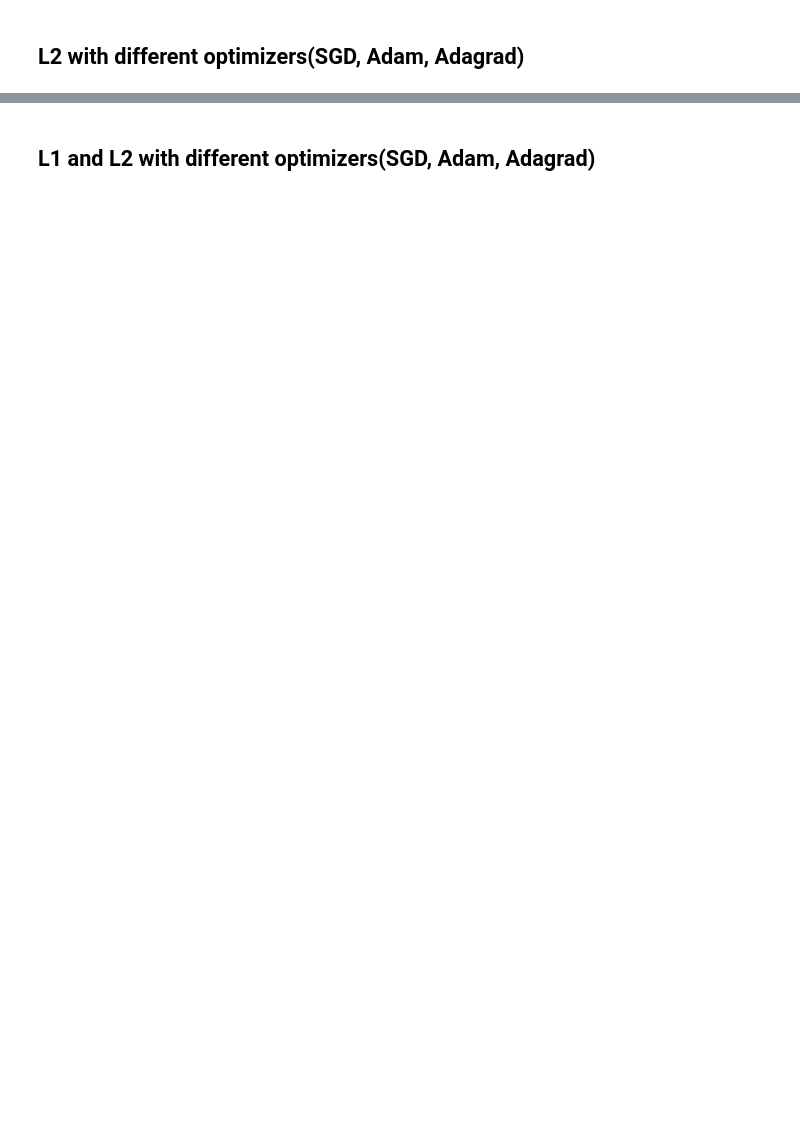
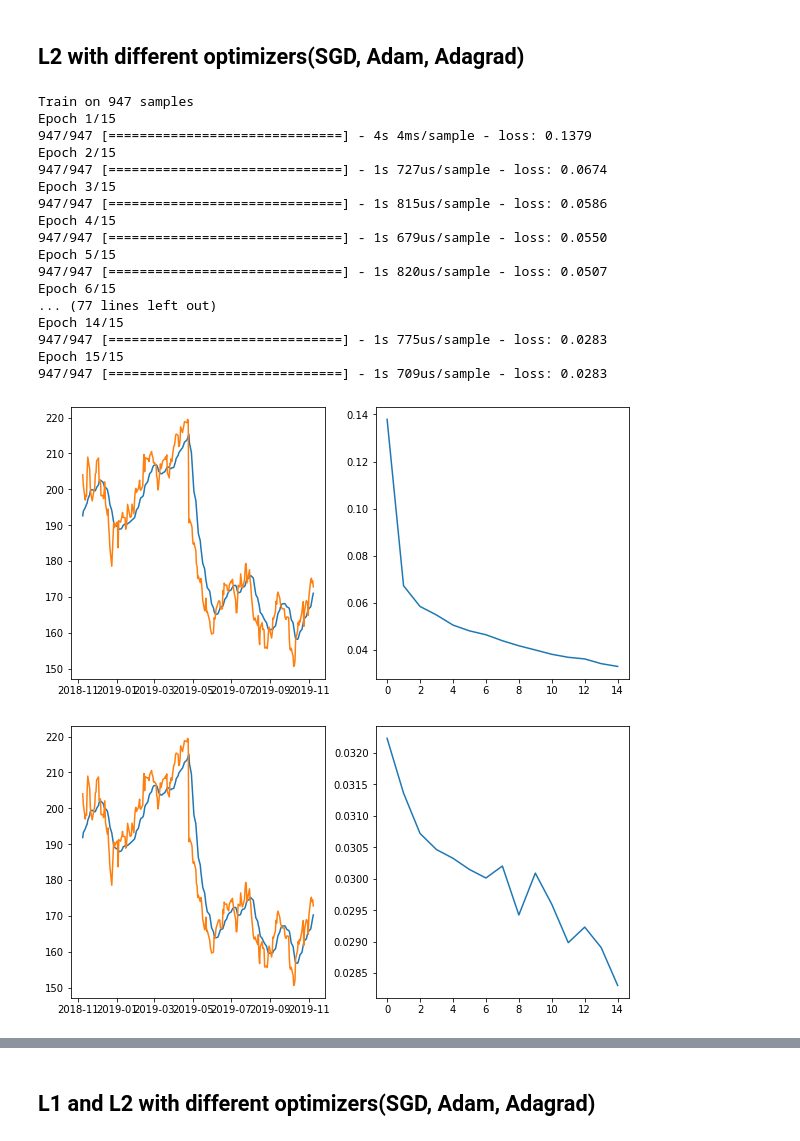
Before and after one commit to Samarmy/CS545TP, a Jupyter notebook: Armstrong-Choudhary-Hua-project.ipynb, the cells around one changed output, grey strips where cells are left out. Saved outputs shown, nothing was run; the diff lists cells and outputs as text; code cells hidden in the pictures; blank space fills up the shorter version.

```diff
--- a/Armstrong-Choudhary-Hua-project.ipynb
+++ b/Armstrong-Choudhary-Hua-project.ipynb
@@ -441,31 +407,55 @@ regressor = Sequential()
 
 # Adding the first LSTM layer and some Dropout regularisation
 regressor.add(LSTM(units = 25, input_shape = (X_train.shape[1], 1),
-                   kernel_regularizer=l2(0.001), recurrent_regularizer=l2(0.01), bias_regularizer=l2(0.001)))
-#regressor.add(Dropout(0.1))
+                   kernel_regularizer=l2(0.001), recurrent_regularizer=l2(0.001), bias_regularizer=l2(0.001)))
+
+regressor.add(Dropout(0.3))
+
 # Adding the output layer
 regressor.add(Dense(units = 1))
 # %%
-# Compiling the RNN
-regressor.compile(optimizer = 'Adam', loss = 'mean_squared_error')
-# Fitting the RNN to the Training set
-history = regressor.fit(X_train, y_train, epochs = 15, batch_size = 50)
+for i in algorithms:
 
-testing_set_scaled = sc.transform(testing_set.to_numpy().reshape(-1, 1))
-X_test = []
-for i in range(look_back, testing_set_scaled.shape[0]):
-    X_test.append(testing_set_scaled[i-look_back:i, 0])
-X_test = np.array(X_test)
-X_test = np.reshape(X_test, (X_test.shape[0], X_test.shape[1], 1))
-predicted_stock_price = regressor.predict(X_test)
-predicted_stock_price = sc.inverse_transform(predicted_stock_price)
-predicted_stock_price = pd.DataFrame(predicted_stock_price)
-predicted_stock_price.index = testing_set[look_back:].index
+    # Compiling the RNN
+    regressor.compile(optimizer = i, loss = 'mean_squared_error')
+    # Fitting the RNN to the Training set
+    history = regressor.fit(X_train, y_train, epochs = 15, batch_size = 50)
 
-plt.figure(figsize=(10, 5))
-plt.subplot(1, 2, 1)
-plt.plot(predicted_stock_price)
-plt.plot(testing_set[look_back:])
+    testing_set_scaled = sc.transform(testing_set.to_numpy().reshape(-1, 1))
+    X_test = []
+    for i in range(look_back, testing_set_scaled.shape[0]):
+        X_test.append(testing_set_scaled[i-look_back:i, 0])
+    X_test = np.array(X_test)
+    X_test = np.reshape(X_test, (X_test.shape[0], X_test.shape[1], 1))
+    predicted_stock_price = regressor.predict(X_test)
+    predicted_stock_price = sc.inverse_transform(predicted_stock_price)
+    predicted_stock_price = pd.DataFrame(predicted_stock_price)
+    predicted_stock_price.index = testing_set[look_back:].index
 
-plt.subplot(1, 2, 2)
-plt.plot(history.history['loss'])
+    plt.figure(figsize=(10, 5))
+    plt.subplot(1, 2, 1)
+    plt.plot(predicted_stock_price)
+    plt.plot(testing_set[look_back:])
+
+    plt.subplot(1, 2, 2)
+    plt.plot(history.history['loss'])
+# %% [output]
+Train on 947 samples
+Epoch 1/15
+947/947 [==============================] - 4s 4ms/sample - loss: 0.1379
+Epoch 2/15
+947/947 [==============================] - 1s 727us/sample - loss: 0.0674
+Epoch 3/15
+947/947 [==============================] - 1s 815us/sample - loss: 0.0586
+Epoch 4/15
+947/947 [==============================] - 1s 679us/sample - loss: 0.0550
+Epoch 5/15
+947/947 [==============================] - 1s 820us/sample - loss: 0.0507
+Epoch 6/15
+... (77 lines left out)
+Epoch 14/15
+947/947 [==============================] - 1s 775us/sample - loss: 0.0283
+Epoch 15/15
+947/947 [==============================] - 1s 709us/sample - loss: 0.0283
+[figure, added]
+[figure, added]
```
Also changed, not shown: parts of 22 cells of this notebook.
